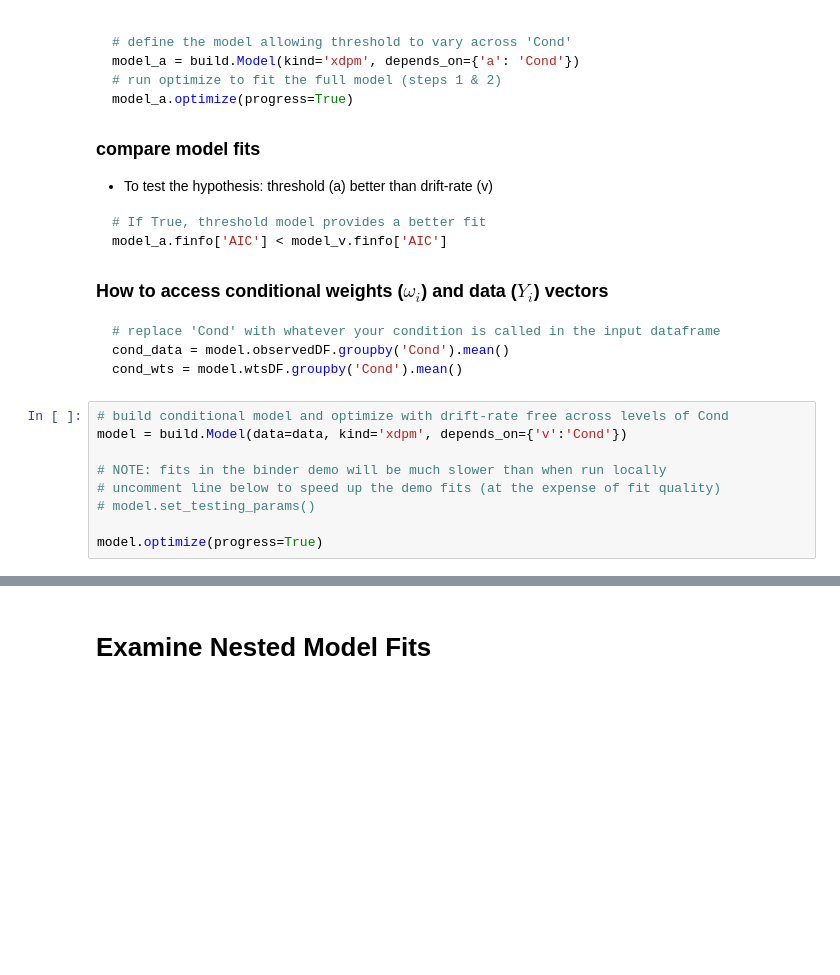
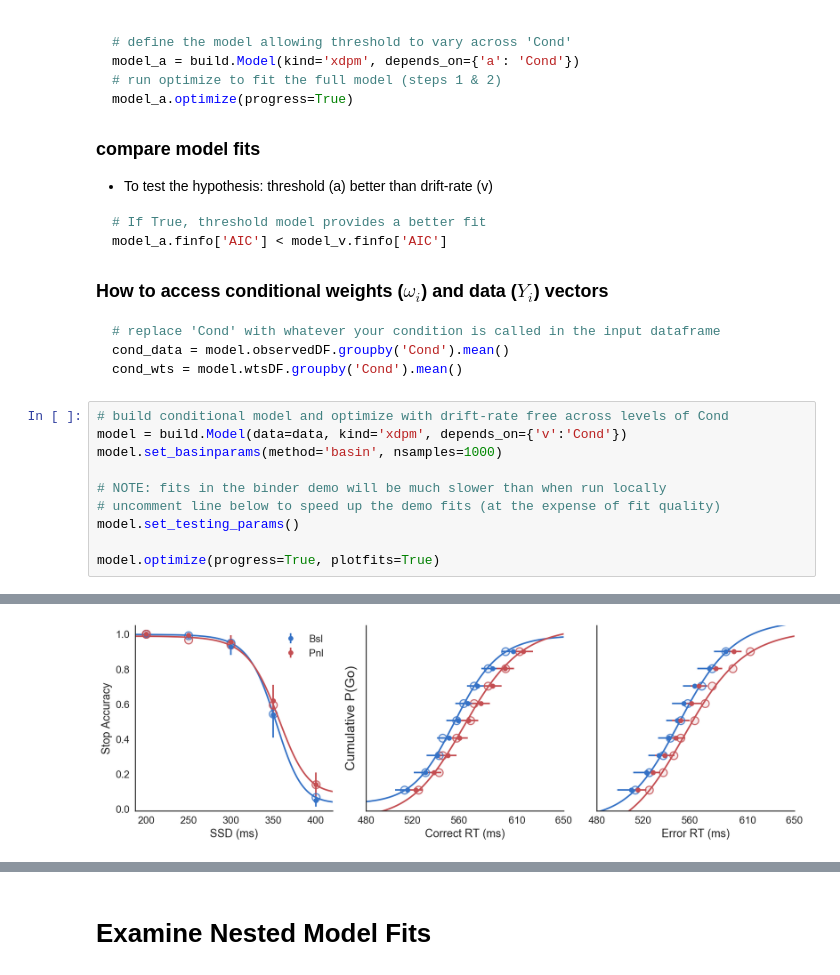
Before and after one commit to CoAxLab/radd, a Jupyter notebook: index.ipynb, the cells around one changed output, grey strips where cells are left out. Saved outputs shown, nothing was run; the diff lists cells and outputs as text; blank space fills up the shorter version.

```diff
--- a/index.ipynb
+++ b/index.ipynb
@@ -425,11 +411,12 @@ cond_wts = model.wtsDF.groupby('Cond').mean()
 # %%
 # build conditional model and optimize with drift-rate free across levels of Cond
 model = build.Model(data=data, kind='xdpm', depends_on={'v':'Cond'})
+model.set_basinparams(method='basin', nsamples=1000)
 
 # NOTE: fits in the binder demo will be much slower than when run locally
 # uncomment line below to speed up the demo fits (at the expense of fit quality)
-# model.set_testing_params()
+model.set_testing_params()
 
-model.optimize(progress=True)
+model.optimize(progress=True, plotfits=True)
 # %% [output]
 [interactive output not drawn]
@@ -435,0 +427 @@ model.optimize(progress=True)
+[figure, added]
```
Also changed, not shown: parts of 21 cells of this notebook, 25 other files.
